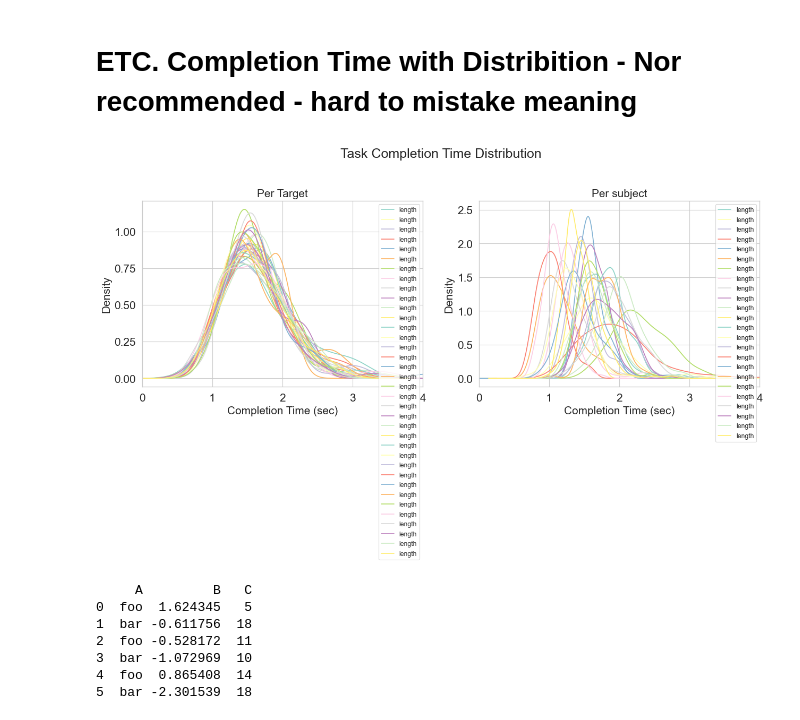
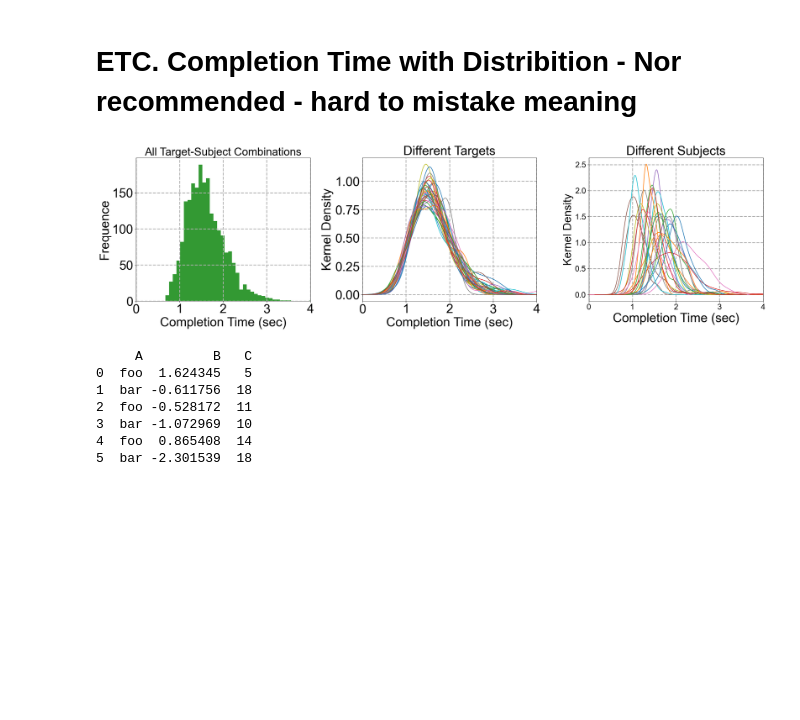
Before and after one commit to gitscade/stats, a Jupyter notebook: 01-metadata.ipynb, the cells around one changed output. Drawn from its saved outputs; the diff is of its cells as text; code cells hidden in the pictures; blank space fills up the shorter version.

```diff
--- a/01-metadata.ipynb
+++ b/01-metadata.ipynb
@@ -466,7 +464,7 @@ F_onewayResult(statistic=3.0948084926329114, pvalue=3.948792841570625e-09)
 # %%
 
 # need ticks to act as grid : https://stackoverflow.com/questions/24943991/change-grid-interval-and-specify-tick-labels
-
+matplotlib.rcParams['font.family'] = "Arial"
 def plot_tasktime_distribution(dffile):
     # https://note.nkmk.me/en/python-pandas-multiple-conditions/#select-rows-by-multiple-conditions
     """
@@ -479,61 +477,98 @@ def plot_tasktime_distribution(dffile):
 
 
     # ==== common plot ==============================
-    plt.figure(figsize=(15,10))
-    plt.suptitle("Task Completion Time Distribution", fontsize=18)
-    matplotlib.rc('xtick', labelsize=15)
-    matplotlib.rc('ytick', labelsize=15)
+    fig, axes = plt.subplots(1, 3, figsize=(24, 7), constrained_layout = True)
+    # plt.suptitle("Task Completion Time Distribution", fontsize=18)
+    matplotlib.rc('xtick', labelsize=20)
+    matplotlib.rc('ytick', labelsize=20)
 
     # ==== grid ticks ==============================
     major_ticks = np.arange(0, 5, 20)
     minor_ticks = np.arange(0, 5, 5)
 
 
-    # ===== plot by combination =====================
-    ax1 = plt.subplot(2, 2, 1)
-    ax1.set_title("Per Target", fontsize=15)
-    ax1.set_xlabel('Completion Time (sec)', fontsize=15)
-    ax1.set_ylabel('density', fontsize=15)
+
+    # ===== plot all =====================
+    ax0 = plt.subplot(1, 3, 1)
+    ax0.set_title("All Target-Subject Combinations", fontsize=28)
+
+    ax0.set_xlabel('Completion Time (sec)', fontsize=28)
+    ax0.tick_params(labelsize=32)
+
+    ax0.locator_params(nbins=5, axis='x') #xtick density
+    ax0.locator_params(nbins=6, axis='y') #xtick density
+    ax0.set_xlim(0, 4)
+
+
+    df_hist = dffile.loc[ (dffile['sub_idx']<16) & (0<dffile['sub_idx'])]
+    df_hist = df_hist.loc[df_hist['length'] > -1].reset_index(drop=True)
+    df_hist = df_hist['length']/120
+    ax0 = df_hist.plot.hist(bins=40, color='g', alpha=0.8, histtype ='bar')
+    ax0.set_xlabel('Completion Time (sec)', fontsize=32)
+    ax0.set_ylabel('Frequence', fontsize=32)
+
+
+    # ===== plot by Target =====================
+    ax1 = plt.subplot(1, 3, 2)
+    ax1.set_title("Different Targets", fontsize=32)
+
+    ax1.set_xlabel('Completion Time (sec)', fontsize=32)
+    ax1.set_ylabel('Kernel Density', fontsize=32)
+    ax1.tick_params(labelsize=32)
+
     ax1.locator_params(nbins=5, axis='x') #xtick density
     ax1.locator_params(nbins=6, axis='y') #xtick density
     ax1.set_xlim(0, 4)
+
     df = dffile.loc[ dffile['sub_idx']<16]
     df_combination = pd.DataFrame()
     for cIdx in range(36):
         v1, v2, v3, v4 = cIdx, 36+cIdx, 72+cIdx, 108+cIdx
         df_comb = df.loc[ (df['file_idx'] == v1) | (df['file_idx'] ==v2) | (df['file_idx'] == v3) | (df['file_idx'] == v4)]
         df_comb = df_comb.loc[df_comb['length'] > -1].reset_index(drop=True)
         col_name = 'c' + str(cIdx)
         df_comb_length = df_comb['length']/120
         # print(df_comb_length.shape[0], "//", round(df_comb_length.mean(),2), "/", round(df_comb_length.min(),2), "/", round(df_comb_length.max(),2), "/", round(df_comb_length.std(),2))
         ax = df_comb_length.plot.kde()
+        ax.set_ylabel('Kernel Density', fontsize=32)
 
 
 
     # ===== plot by subject =========================
-    ax2 = plt.subplot(2, 2, 2)
-    ax2.set_title("Per subject", fontsize=15)
-    ax2.set_xlabel('Completion Time (sec)', fontsize=15)
-    ax2.set_ylabel('density', fontsize=15)
+    ax2 = plt.subplot(1, 3, 3)
+
+    ax2.set_title("Different Subjects", fontsize=32)
+    ax2.set_xlabel('Completion Time (sec)', fontsize=32)
+    ax2.set_ylabel('Kernel Eensity', fontsize=32)
+    ax1.tick_params(labelsize=32)
+
     ax2.locator_params(nbins=5, axis='x') #xtick density
     ax2.locator_params(nbins=6, axis='y') #xtick density
     ax2.set_xlim(0, 4)
+
+
 
     df = dffile
     for sIdx in range(24):
         df_sub = df.loc[ (df['sub_idx'] == sIdx) ]
         df_sub = df_sub.loc[df_sub['length'] > -1].reset_index(drop=True)
         df_sub_length = df_sub['length']/120
         # print(sIdx, "//", round(df_sub_length.mean(),2), "/", round(df_sub_length.min(),2), "/", round(df_sub_length.max(),2), "/", round(df_sub_length.std(),2))
         ax = df_sub_length.plot.kde()
+        ax.set_ylabel('Kernel Density', fontsize=28)
 
-    ax1.legend()
-    ax2.legend()
+    ax0.grid(linestyle='--', linewidth=2)
+    ax1.grid(linestyle='--', linewidth=2)
+    ax2.grid(linestyle='--', linewidth=2)
 
-matplotlib.rcParams['font.family'] = "Arial"
+
+    # ax1.legend()
+    # ax2.legend()
+    fig.tight_layout(pad=2)
+
 plot_tasktime_distribution(dffile)
 # %% [output]
-[figure, old version]
+[figure, new version]
 # %%
 rand = np.random.RandomState(1)
 df = pd.DataFrame({'A': ['foo', 'bar'] * 3,
```
Also changed, not shown: parts of 3 cells of this notebook, 3 other files.
